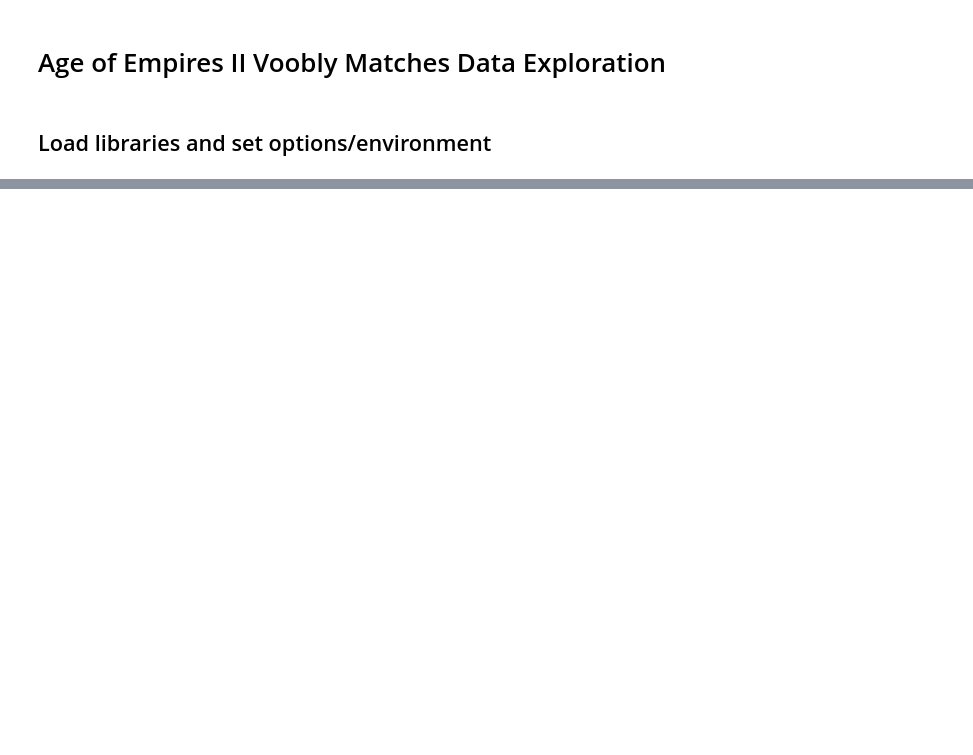
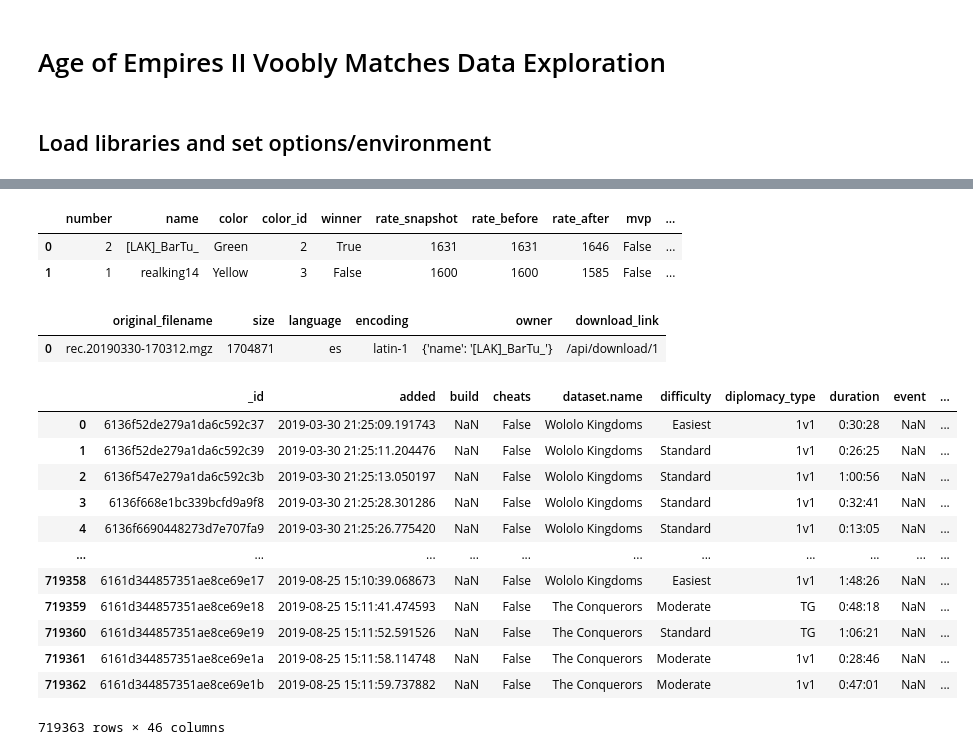
Before and after one commit to InspectorFowler/AgeofEmpires2_Voobly, a Jupyter notebook: src/Mining/Data_mining.ipynb, the cells around one changed output, grey strips where cells are left out. Drawn from its saved outputs; the diff is of its cells as text; code cells hidden in the pictures; blank space fills up the shorter version.

```diff
--- a/src/Mining/Data_mining.ipynb
+++ b/src/Mining/Data_mining.ipynb
@@ -47,0 +46,27 @@ mysql_data = pd.read_csv('../../data/mysql_aoe2_matches.csv')
+# %%
+pd.DataFrame(json.loads(mongodb_data.players[0]))
+# %% [output]
+|  | number | name | color | color_id | winner | rate_snapshot | rate_before | rate_after | mvp | ... |
+| 0 | 2 | [LAK]_BarTu_ | Green | 2 | True | 1631 | 1631 | 1646 | False | ... |
+| 1 | 1 | realking14 | Yellow | 3 | False | 1600 | 1600 | 1585 | False | ... |
+# %%
+pd.DataFrame(json.loads(mongodb_data.files[0]))
+# %% [output]
+|  | original_filename | size | language | encoding | owner | download_link |
+| 0 | rec.20190330-170312.mgz | 1704871 | es | latin-1 | {'name': '[LAK]_BarTu_'} | /api/download/1 |
+# %%
+mongodb_data
+# %% [output]
+|  | _id | added | build | cheats | dataset.name | difficulty | diplomacy_type | duration | event | ... |
+| 0 | 6136f52de279a1da6c592c37 | 2019-03-30 21:25:09.191743 | NaN | False | Wololo Kingdoms | Easiest | 1v1 | 0:30:28 | NaN | ... |
+| 1 | 6136f52de279a1da6c592c39 | 2019-03-30 21:25:11.204476 | NaN | False | Wololo Kingdoms | Standard | 1v1 | 0:26:25 | NaN | ... |
+| 2 | 6136f547e279a1da6c592c3b | 2019-03-30 21:25:13.050197 | NaN | False | Wololo Kingdoms | Standard | 1v1 | 1:00:56 | NaN | ... |
+| 3 | 6136f668e1bc339bcfd9a9f8 | 2019-03-30 21:25:28.301286 | NaN | False | Wololo Kingdoms | Standard | 1v1 | 0:32:41 | NaN | ... |
+| 4 | 6136f6690448273d7e707fa9 | 2019-03-30 21:25:26.775420 | NaN | False | Wololo Kingdoms | Standard | 1v1 | 0:13:05 | NaN | ... |
+| ... | ... | ... | ... | ... | ... | ... | ... | ... | ... | ... |
+| 719358 | 6161d344857351ae8ce69e17 | 2019-08-25 15:10:39.068673 | NaN | False | Wololo Kingdoms | Easiest | 1v1 | 1:48:26 | NaN | ... |
+| 719359 | 6161d344857351ae8ce69e18 | 2019-08-25 15:11:41.474593 | NaN | False | The Conquerors | Moderate | TG | 0:48:18 | NaN | ... |
+| 719360 | 6161d344857351ae8ce69e19 | 2019-08-25 15:11:52.591526 | NaN | False | The Conquerors | Standard | TG | 1:06:21 | NaN | ... |
+| 719361 | 6161d344857351ae8ce69e1a | 2019-08-25 15:11:58.114748 | NaN | False | The Conquerors | Moderate | 1v1 | 0:28:46 | NaN | ... |
+| 719362 | 6161d344857351ae8ce69e1b | 2019-08-25 15:11:59.737882 | NaN | False | The Conquerors | Moderate | 1v1 | 0:47:01 | NaN | ... |
+719363 rows × 46 columns
```
Also changed, not shown: parts of 6 cells of this notebook.
